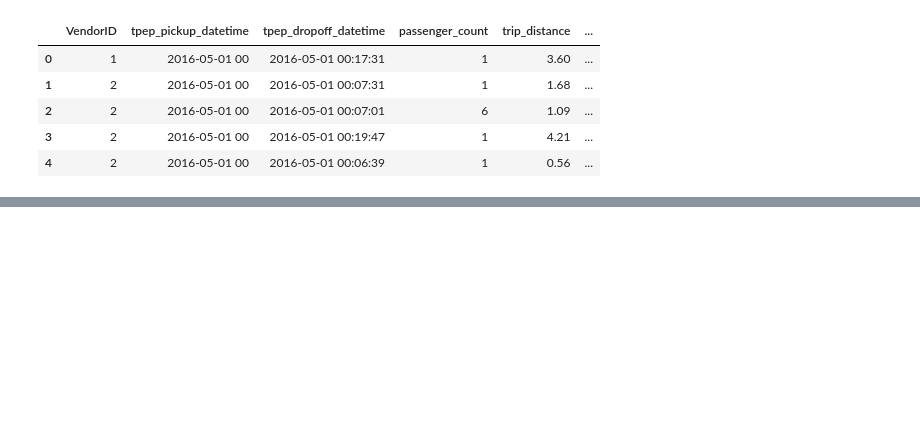
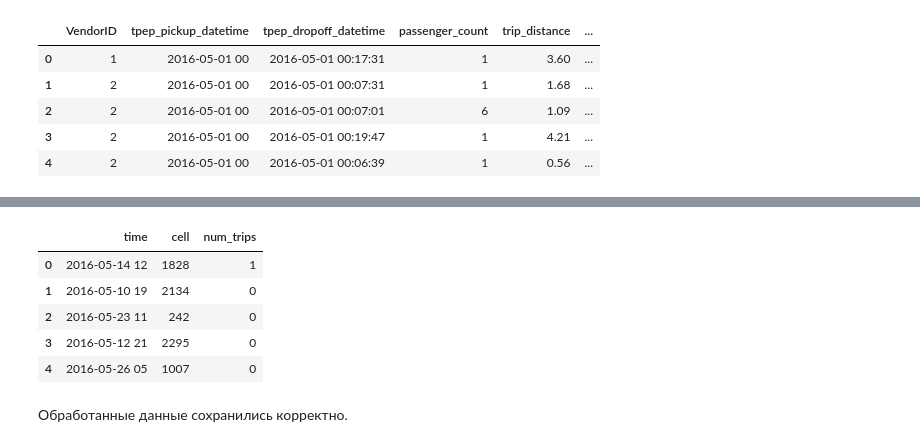
Before and after one commit to KirillMouraviev/Coursera_yellow_taxi, a Jupyter notebook: Подготовка данных.ipynb, the cells around one changed output, grey strips where cells are left out. Drawn from its saved outputs; the diff is of its cells as text; code cells hidden in the pictures; blank space fills up the shorter version.

```diff
--- a/Подготовка данных.ipynb
+++ b/Подготовка данных.ipynb
@@ -141,0 +193,12 @@ print area(np.array([ESB_coord[0]]), np.array([ESB_coord[1]]))
+# %%
+saved_agr = pd.read_csv("Data/Prepared/" + data_filename[:-4] + "_agregated.csv")
+saved_agr.head()
+# %% [output]
+|  | time | cell | num_trips |
+| 0 | 2016-05-14 12 | 1828 | 1 |
+| 1 | 2016-05-10 19 | 2134 | 0 |
+| 2 | 2016-05-23 11 | 242 | 0 |
+| 3 | 2016-05-12 21 | 2295 | 0 |
+| 4 | 2016-05-26 05 | 1007 | 0 |
+# %% [markdown]
+Обработанные данные сохранились корректно.
```
Also changed, not shown: parts of 50 cells of this notebook.
